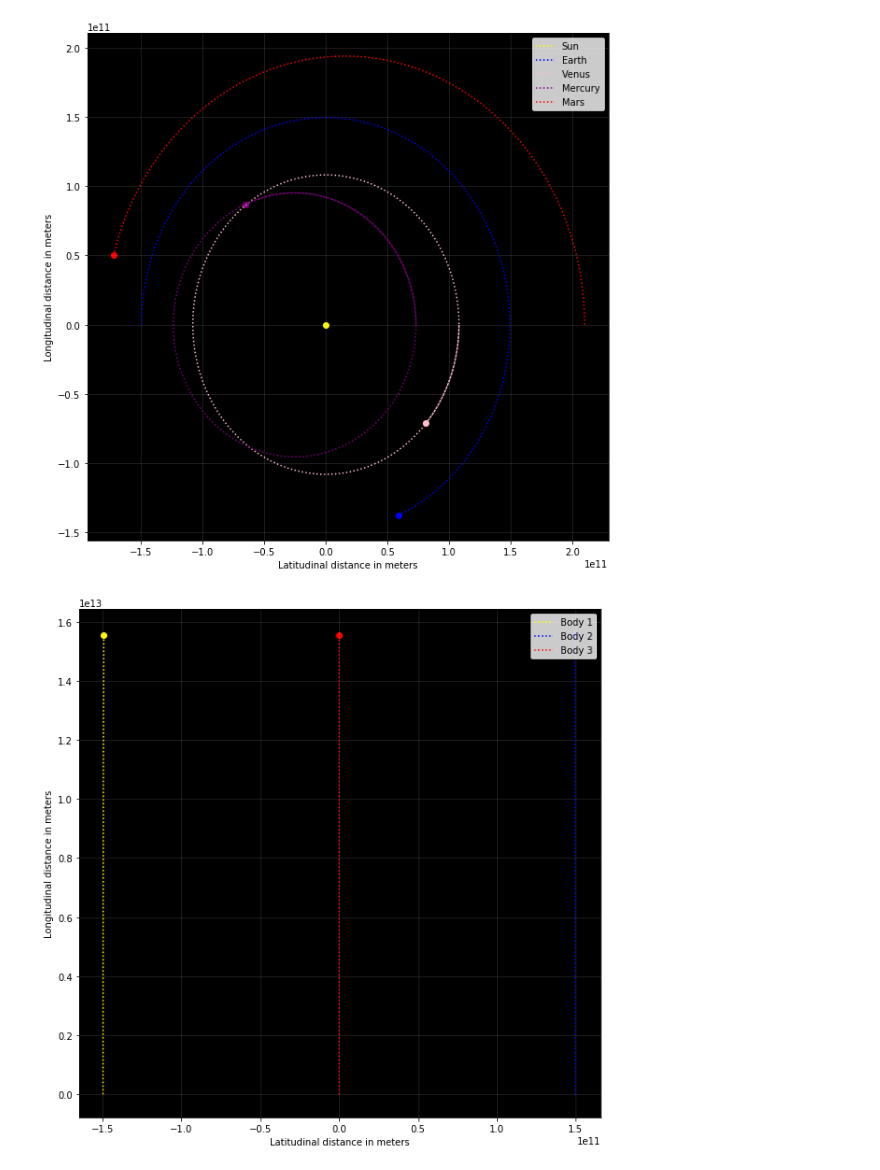
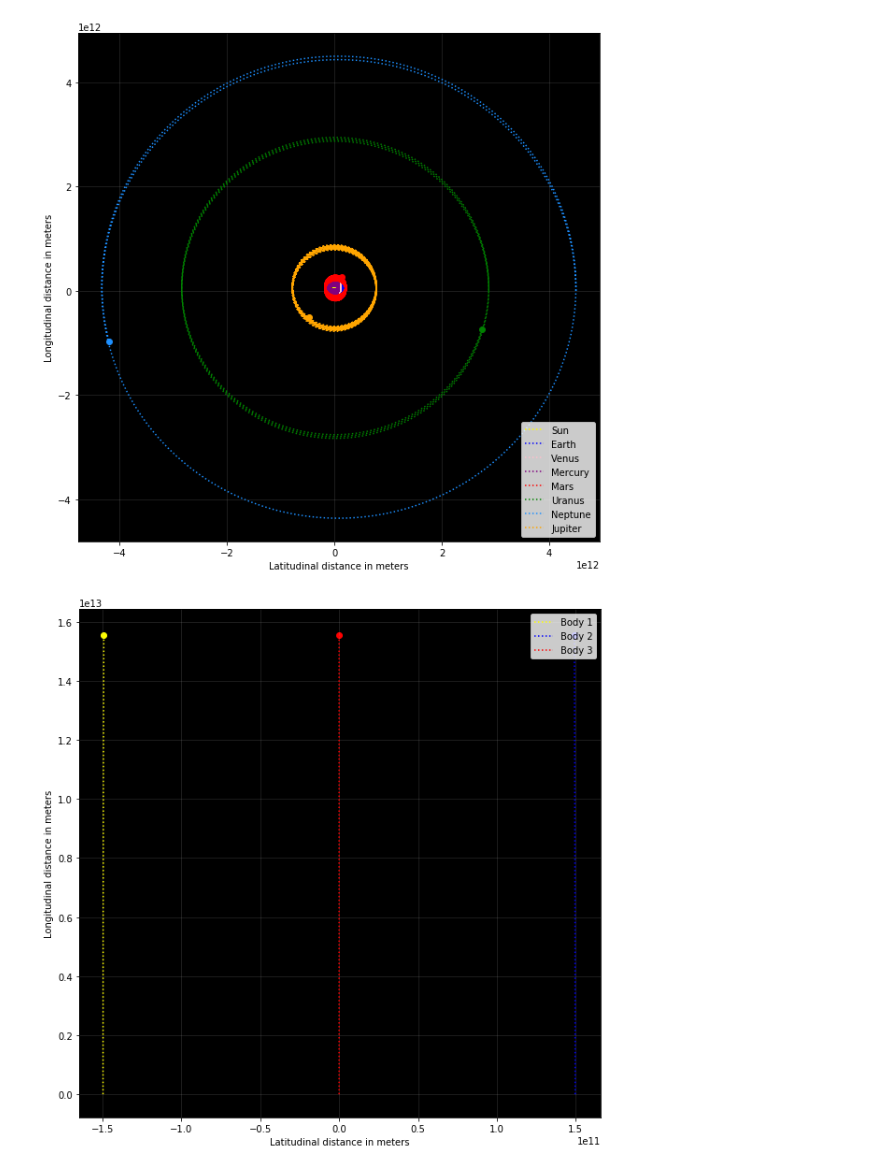
Before and after one commit to gil-miranda/university-courses, a Jupyter notebook: analise-numerica-edo-2019-1/project/testes/All bodies - Euler.ipynb, the cells around one changed output. Cells and saved outputs as stored; diff of their text form; code cells hidden in the pictures.

```diff
--- a/analise-numerica-edo-2019-1/project/testes/All bodies - Euler.ipynb
+++ b/analise-numerica-edo-2019-1/project/testes/All bodies - Euler.ipynb
@@ -7,7 +7,7 @@ G = 6.67428e-11
 
 AU = (149.6e9)
 SCALE = 300/AU
-period = 6000
+period = 90000
 
 class Body:
     ## All vectors are decomposed in x-axis and y-axis
@@ -124,36 +124,36 @@ def main():
     mars.mass = 0.642e24
     mars.p_x = 1.405 * AU
     mars.v_y = 24.1e3
 
     jupiter = Body('Jupiter', 'orange')
     jupiter.mass = 1.898e27
     jupiter.p_x = 5.20 * AU
     jupiter.v_y = 13.1e3
 
     saturn = Body('Saturn', 'brown')
     saturn.mass = 5.68e26
     saturn.p_x = 9.58 * AU
     saturn.v_y = 9.7e3
 
     uranus = Body('Uranus', 'green')
     uranus.mass = 8.6e25
     uranus.p_x = 19.20 * AU
     uranus.v_y = 6.8e3
 
     neptune = Body('Neptune', 'dodgerblue')
     neptune.mass = 1.02e26
     neptune.p_x = 30.05 * AU
     neptune.v_y = 5.4e3
 
-    bodies = [sun, earth, venus, mercury, mars]
-    pos = simulate(bodies, 1/24)
+    bodies = [sun, earth, venus, mercury, mars, uranus, neptune, jupiter]
+    pos = simulate(bodies, 1)
 
     orbit_plotter(pos, bodies)
 
 if __name__ == '__main__':
     main()
 # %% [output]
-[figure, old version]
+[figure, new version]
 # %%
 def main():
     body1 = Body('Body 1', 'yellow')
```
